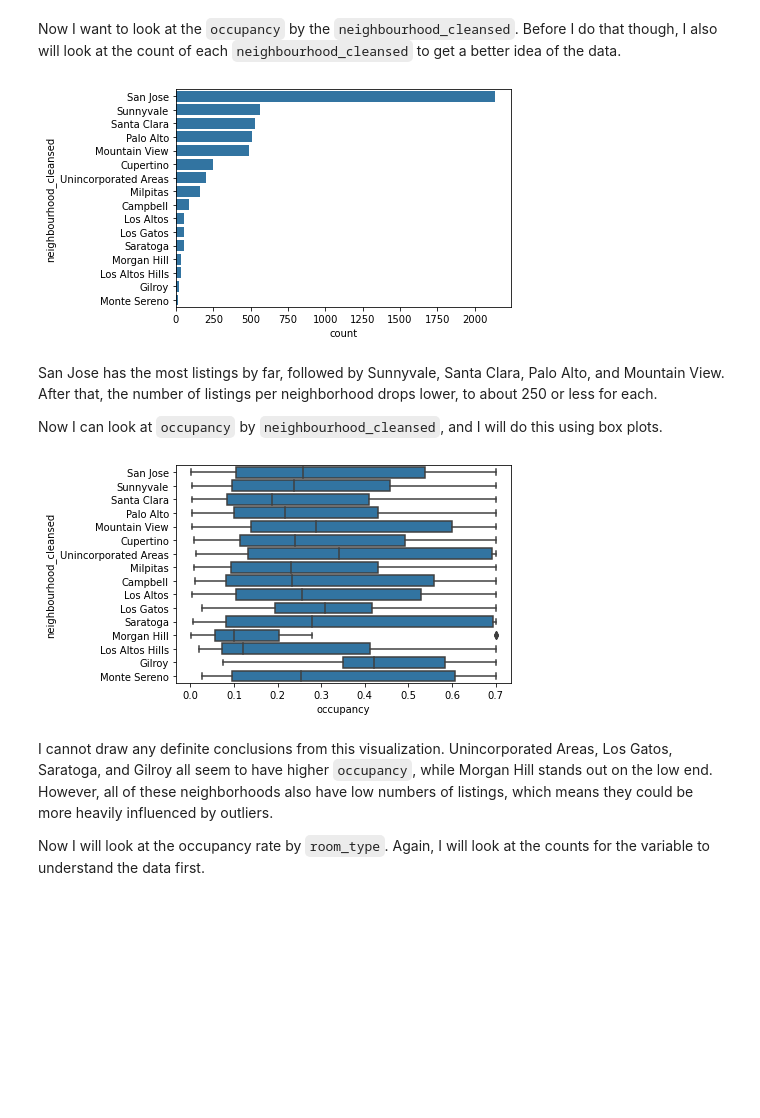
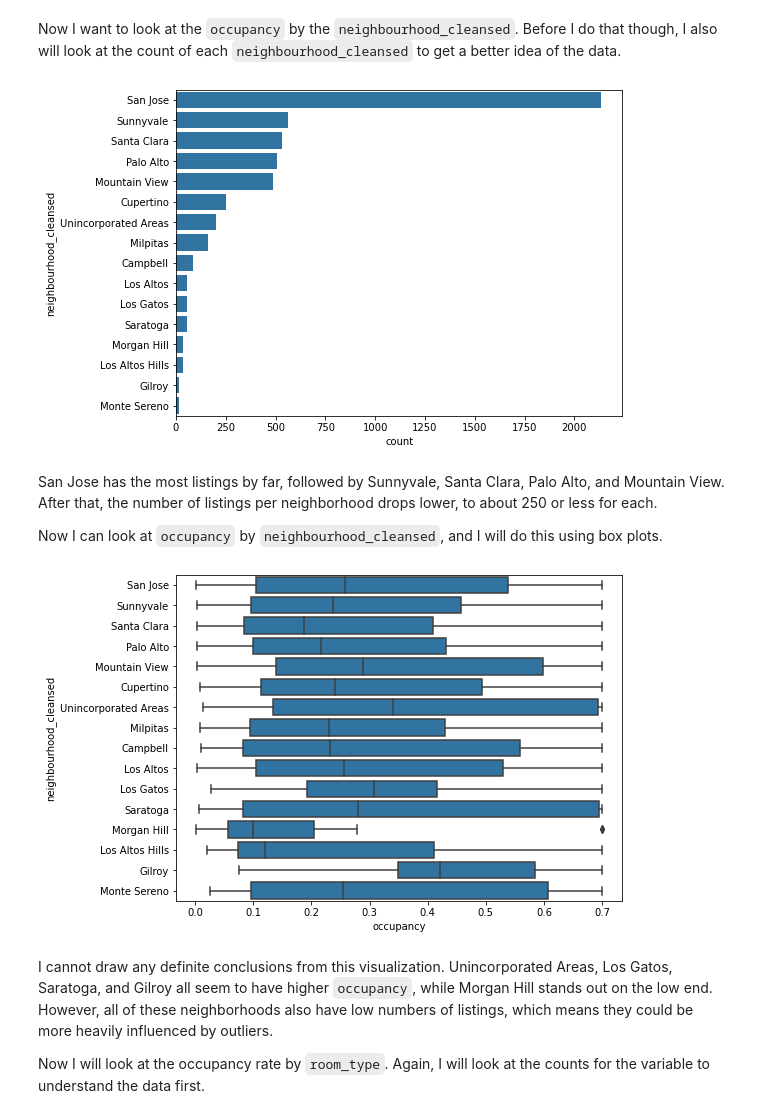
Before and after one commit to evanchen13/scc-airbnb, a Jupyter notebook: scc-airbnb.ipynb, the cells around one changed output. Cells and saved outputs as stored; diff of their text form; code cells hidden in the pictures; blank space fills up the shorter version.

```diff
--- a/scc-airbnb.ipynb
+++ b/scc-airbnb.ipynb
@@ -315,20 +316,22 @@ Now I want to look at the `occupancy` by the `neighbourhood_cleansed`. Before I
 # %%
 base_color = sb.color_palette()[0]
 # order the categories by highest to lowest value counts
 neighbourhood_order = listings_occ['neighbourhood_cleansed'].value_counts().index
 ordered_neighbourhood = pd.api.types.CategoricalDtype(categories=neighbourhood_order, ordered=True)
 listings_occ['neighbourhood_cleansed'] = listings_occ['neighbourhood_cleansed'].astype(ordered_neighbourhood)
+plt.figure(figsize=[8, 6])
 sb.countplot(data=listings_occ, y='neighbourhood_cleansed', color=base_color);
 # %% [output]
-[figure, old version]
+[figure, new version]
 # %% [markdown]
 San Jose has the most listings by far, followed by Sunnyvale, Santa Clara, Palo Alto, and Mountain View. After that, the number of listings per neighborhood drops lower, to about 250 or less for each.
 
 Now I can look at `occupancy` by `neighbourhood_cleansed`, and I will do this using box plots.
 # %%
+plt.figure(figsize=[8, 6])
 sb.boxplot(data=listings_occ, x='occupancy', y='neighbourhood_cleansed', color=base_color);
 # %% [output]
-[figure, old version]
+[figure, new version]
 # %% [markdown]
 I cannot draw any definite conclusions from this visualization. Unincorporated Areas, Los Gatos, Saratoga, and Gilroy all seem to have higher `occupancy`, while Morgan Hill stands out on the low end. However, all of these neighborhoods also have low numbers of listings, which means they could be more heavily influenced by outliers.
 
```
Also changed, not shown: parts of 24 cells of this notebook.
